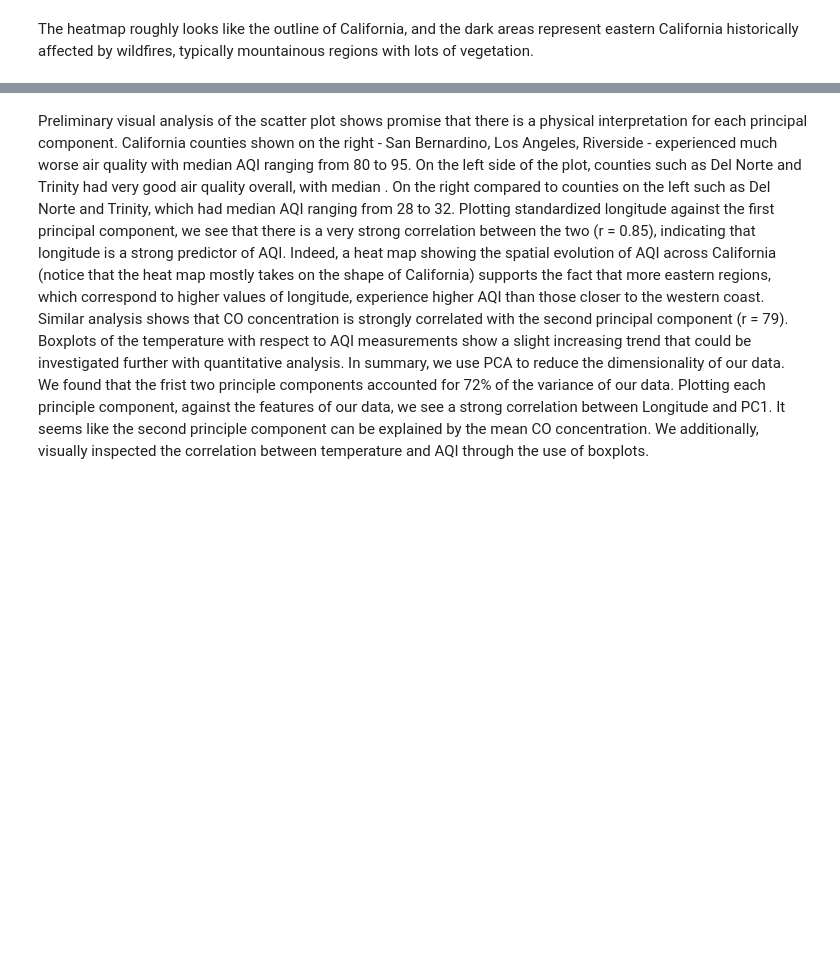
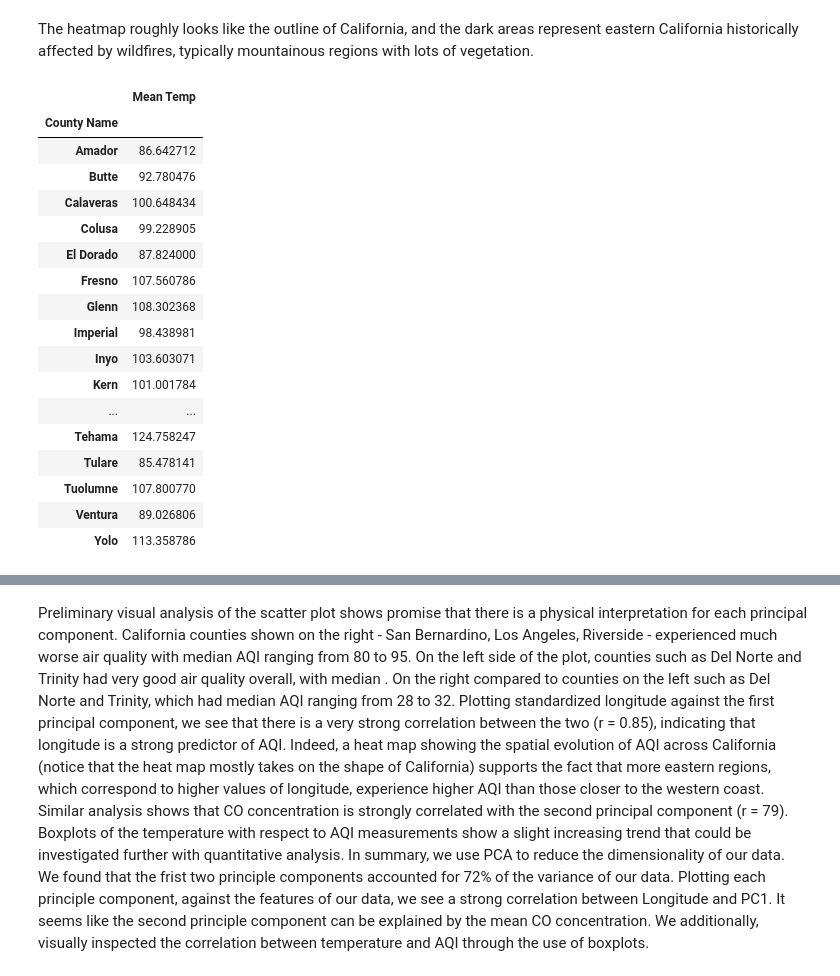
Before and after one commit to zimine/Data200-project, a Jupyter notebook: EDA_grad_project_wind.ipynb, the cells around one changed output, grey strips where cells are left out. Cells and saved outputs as stored; diff of their text form; code cells hidden in the pictures; blank space fills up the shorter version.

```diff
--- a/EDA_grad_project_wind.ipynb
+++ b/EDA_grad_project_wind.ipynb
@@ -574,6 +574,30 @@ plt.show()
 [figure]
 # %% [markdown]
 The heatmap roughly looks like the outline of California, and the dark areas represent eastern California historically affected by wildfires, typically mountainous regions with lots of vegetation.
+# %%
+#data setup
+import plotly.express as px
+ca_aqi_agg = epa_data.get('annual_county_aqi')[epa_data.get('annual_county_aqi')['State'] == 'California']
+ca_temp_agg = epa_data_CA['daily_wind'][['County Name','Arithmetic Mean']].groupby('County Name').mean().rename(columns={'Arithmetic Mean':'Mean Temp'})
+# %% [output]
+|  | Mean Temp |
+| County Name |  |
+| Amador | 86.642712 |
+| Butte | 92.780476 |
+| Calaveras | 100.648434 |
+| Colusa | 99.228905 |
+| El Dorado | 87.824000 |
+| Fresno | 107.560786 |
+| Glenn | 108.302368 |
+| Imperial | 98.438981 |
+| Inyo | 103.603071 |
+| Kern | 101.001784 |
+| ... | ... |
+| Tehama | 124.758247 |
+| Tulare | 85.478141 |
+| Tuolumne | 107.800770 |
+| Ventura | 89.026806 |
+| Yolo | 113.358786 |
 # %%
 #data setup
 import plotly.express as px
```
Also changed, not shown: parts of 5 cells of this notebook.
